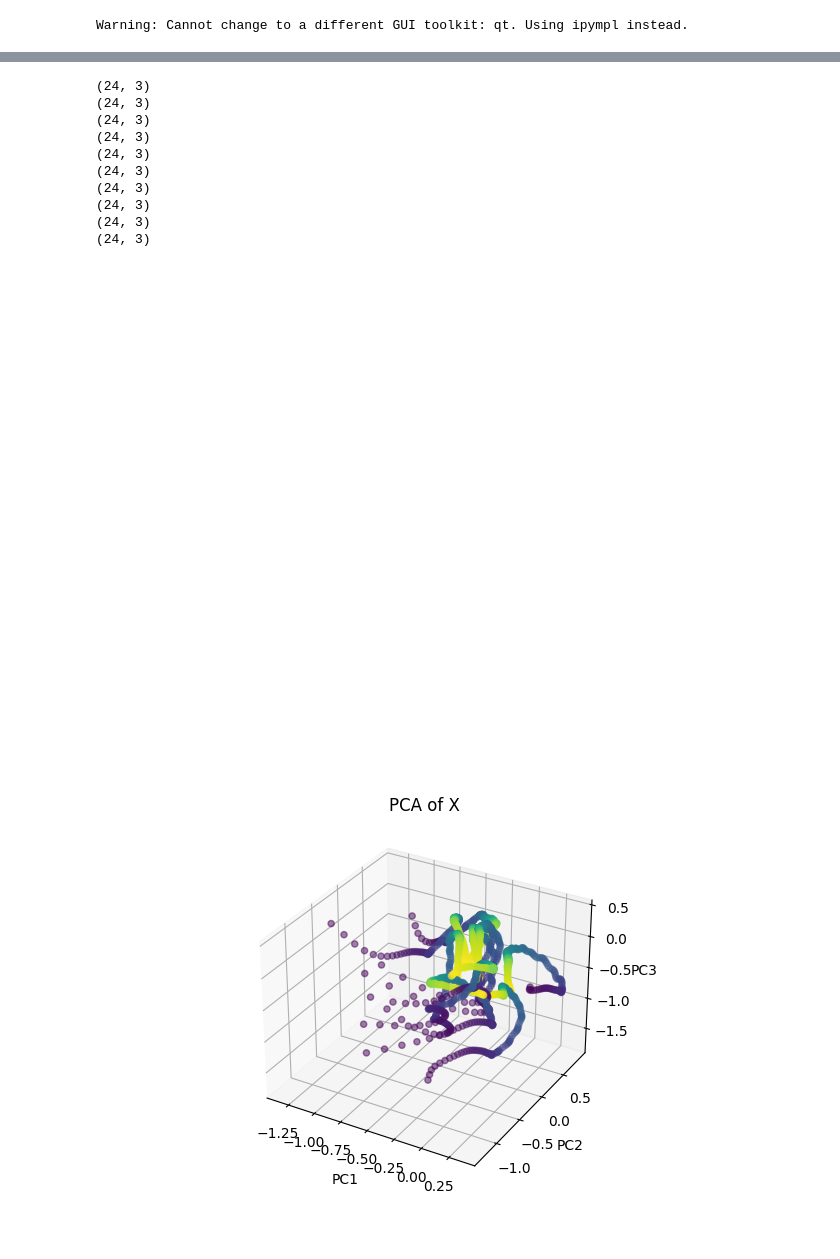
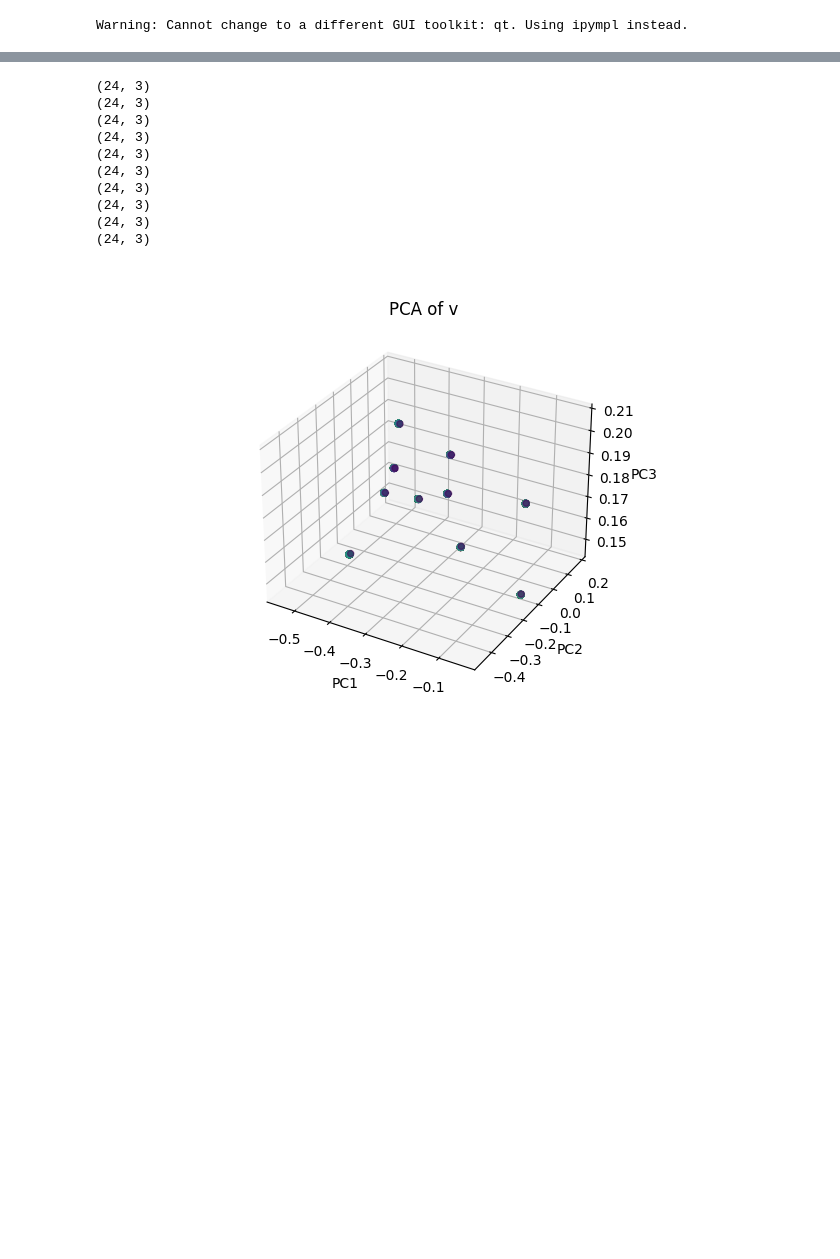
Before and after one commit to Yawen502/Computations_in_neural_network, a Jupyter notebook: lent_workspace/week03/08scatters.ipynb, the cells around one changed output, grey strips where cells are left out. Saved outputs shown, nothing was run; the diff lists cells and outputs as text; code cells hidden in the pictures; blank space fills up the shorter version.

```diff
--- a/lent_workspace/week03/08scatters.ipynb
+++ b/lent_workspace/week03/08scatters.ipynb
@@ -94,7 +94,7 @@ hidden_size = 24
 num_layers = 1
 num_classes = 10
 batch_size = 40
-num_epochs = 5
+num_epochs = 1
 learning_rate = 0.01
 stride_number = 4
 
@@ -194,6 +194,11 @@ class Dale_CB_STPcell(nn.Module):
         self.Ucap = 0.9 * self.sigmoid(self.c_U)
         self.Ucapclone = self.Ucap.clone().detach()
 
+        self.X_history = []
+        self.U_history = []
+        self.v_t_history = []
+        self.z_t_history = []
+
     def init_dale(self, rows, cols):
         # Dale's law with equal excitatory and inhibitory neurons
         exci = torch.empty((rows, cols//2)).exponential_(1.0)
@@ -260,6 +265,11 @@ class Dale_CB_STPcell(nn.Module):
         self.v_t = torch.transpose(self.v_t, 0, 1)
         excitatory = self.v_t[:, :self.hidden_size//2]
         self.excitatory = torch.cat((excitatory, torch.zeros_like(excitatory)), 1)
+
+        self.X_history.append(self.X.clone().detach())
+        self.U_history.append(self.U.clone().detach())
+        self.v_t_history.append(self.v_t.clone().detach())
+        self.z_t_history.append(self.z_t.clone().detach())
 
 
 class Dale_CB_STP_batch(nn.Module):
@@ -699,35 +702,33 @@ plt.show()
 # %%
 
 def pca(X_nit):
     fig = plt.figure()
     ax = fig.add_subplot(111, projection='3d')
     for i in range(10):
         u, s, v = np.linalg.svd(X_nit[i])
         P = v[:,:3]
         print(P.shape)
         Y = X_nit[i] @ P
         Y = Y.T
-        plt.figure()
         # 3d scatter plot
         ax.scatter3D(Y[0,:], Y[1,:], Y[2,:], c=np.arange(196), cmap='viridis', alpha=0.5)
     ax.set_xlabel('PC1')
     ax.set_ylabel('PC2')
     ax.set_zlabel('PC3')
     # add string s to the title
-    ax.set_title('PCA of X')
+    ax.set_title('PCA of v')
     plt.show()
 
-pca(X_nit)
+pca(z_nit)
 # %% [output]
 (24, 3)
 (24, 3)
 (24, 3)
 (24, 3)
 (24, 3)
 (24, 3)
 (24, 3)
 (24, 3)
 (24, 3)
 (24, 3)
-[figure, old version]
+[figure, new version]
-[figure, removed]
```
Also changed, not shown: parts of 9 cells of this notebook, 6 other files.
